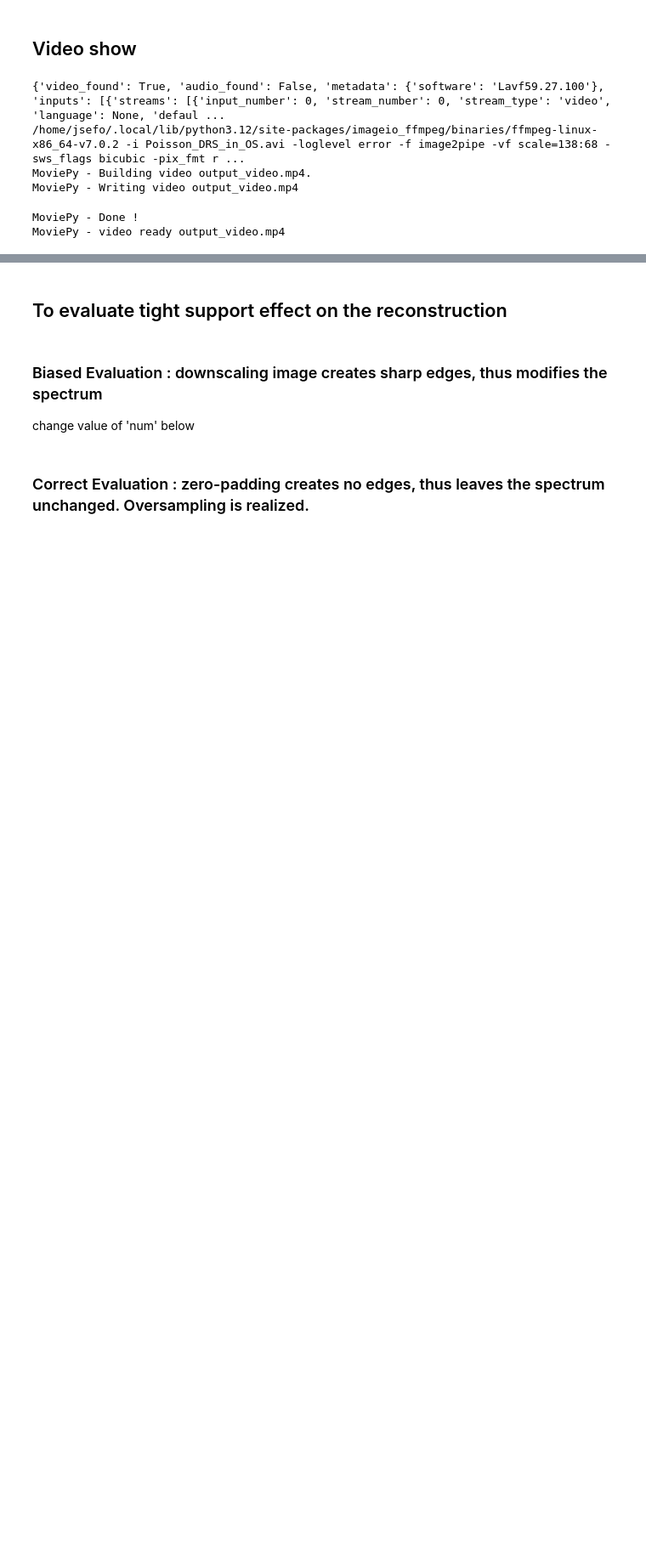
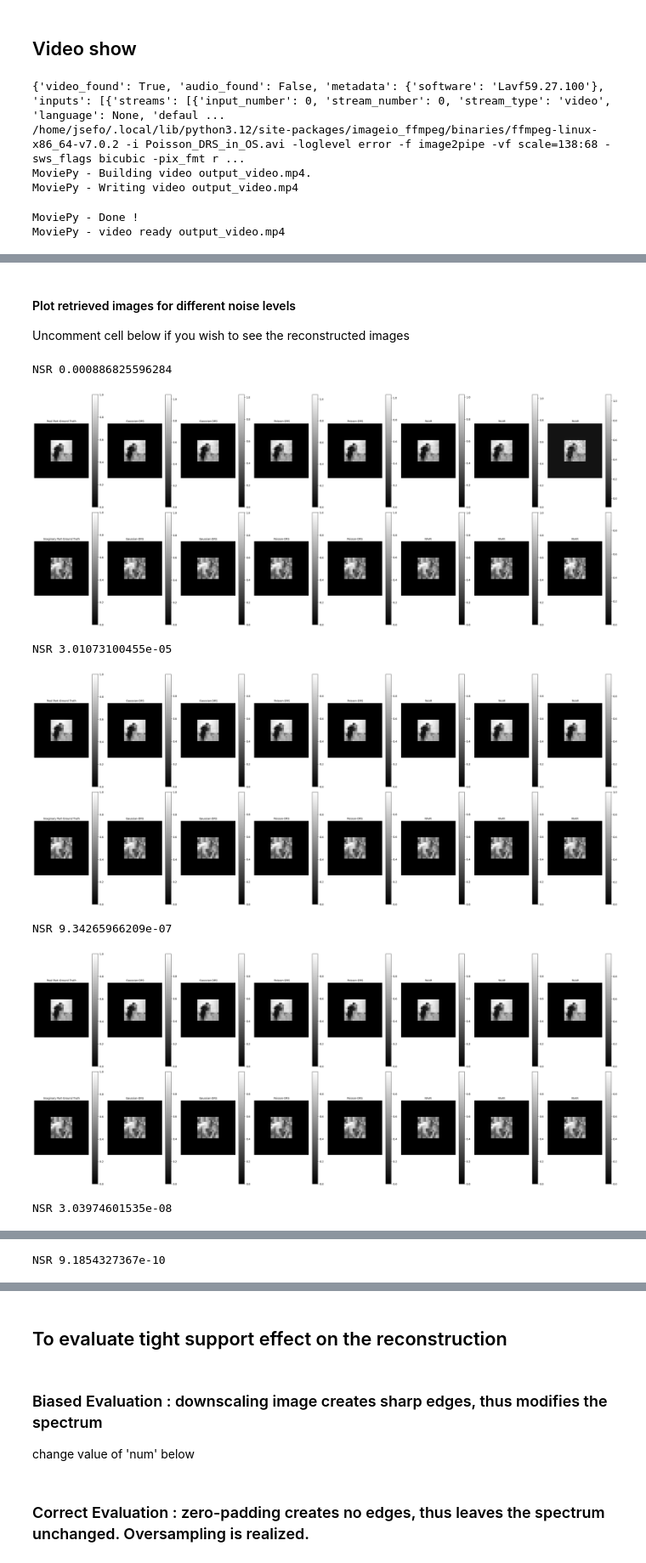
Before and after one commit to JeremieSefo/PhaseRetrievalMirror, a Jupyter notebook: optimized.ipynb, the cells around one changed output, grey strips where cells are left out. Shown at 85% size. Cells and saved outputs as stored; diff of their text form; code cells hidden in the pictures; blank space fills up the shorter version.

Commit message:
Error as a function of noise

```diff
--- a/optimized.ipynb
+++ b/optimized.ipynb
@@ -1187,7 +1187,7 @@ def run_algorithms(true_images, idx, Algos_group, params, A, noise_lvl = None, c
         noise_lvl_init = 0.01
 
         # Generate noisy measurements
-        meas, noise, NSR = me.gauss_noisy_meas(x_true_vect, noise_lvl, A)()
+        meas, noise, NSR = me.poiss_noisy_meas(x_true_vect, noise_lvl, A)()
         print('Noise to Signal Ratio (squared 2-norm / 4) :', NSR)
         meas = meas.flatten()
 
@@ -1688,0 +1691,29 @@ display_video(output_file, fps=10)
+# %%
+idx = [12]
+# from SetUpimage_padding import setUpImage_padding
+
+# idx = [12]
+half_Nx, half_Ny = 16, 16 #16, 16
+# #half image shape
+Nx, Ny = 2 * half_Nx + 1,  2 * half_Ny + 1 #image shape
+rx, ry = 1, 1 #for oversampling
+# n = Nx * Ny #image size
+
+# object support
+Kx = 4 * half_Nx // 10 #any natural integer between 0 (object is a single point) and half_Nx (object fills up the full image).
+Ky = 4 * half_Ny // 10 #any natural integer between 0 (object is a single point) and half_Nx (object fills up the full image).
+
+# mask support
+tx = 0. #parameter between 0 (very precise) and 1(no support knowledge) # 0.35  failed already
+ty = 0. #parameter between 0 (very precise) and 1(no support knowledge)
+
+#true_images = setUpImage(Nx, Ny)
+s = setUpImage(Nx, Ny, Kx, Ky, tx, ty)
+true_image_list = []
+true_imagesc, maskc , mask_sheppc, exact_mask_sheppc, extended_mask_sheppc, mask_cancerc = s()   #
+
+# true_imagesc, maskc, mask_sheppc, exact_mask_sheppc, extended_mask_sheppc, mask_cancerc = s()
+ima = true_imagesc[idx[0]]
+print(maskc.shape, ima.shape)
+true_image_list.append(ima)
+A = sm.iid_stdd_Gauss(ima.shape[0], ima.shape[1], rx, ry) #sm.FourierMatrix(Nx, Ny, rx, ry) #sm.iid_stdd_Gauss(Nx, Ny, rx, ry)
@@ -1688,0 +1844,26 @@ display_video(output_file, fps=10)
+# %% [markdown]
+#### Plot retrieved images for different noise levels
+
+Uncomment cell below if you wish to see the reconstructed images
+# %%
+for i, nsr in enumerate(NSRcs):
+    print('NSR', nsr)
+    caption = phase_retrie_plots_object(0, [true_imagesc[idx[0]]], X_sols_alls[i][0], spacec, algosc)
+    path = f'results_desk/tight_support/image CiB/Gaussian-DRS rho 0/imageSize 84_84 times 2/neg_conj_not_corrected 100 trials/object_image_ratio varies {nsr } over {half_Nx}, Gaussian-DRS rho 0, Fourier A, mask, imageSize 84_84 times 2, gaussian init.png'
+    # path = f'results_desk/tight_support/image SiC/object_image_ratio varies {1 + i * delta } over {half_Nx}, Gaussian-DRS, random A, mask, imageSize 34_34 times 2, gaussian init.png'
+    # Get the directory from the path
+    directory = os.path.dirname(path)
+
+    # Create the directory if it does not exist
+    if not os.path.exists(directory):
+        os.makedirs(directory)
+    # with open(path, 'wb') as f:
+    #     f.write(caption)
+# %% [output]
+NSR 0.000886825596284
+[figure, added]
+NSR 3.01073100455e-05
+[figure, added]
+NSR 9.34265966209e-07
+[figure, added]
+NSR 3.03974601535e-08
@@ -1688,0 +1871 @@ display_video(output_file, fps=10)
+NSR 9.1854327367e-10
```
Also changed, not shown: parts of 11 cells of this notebook.
